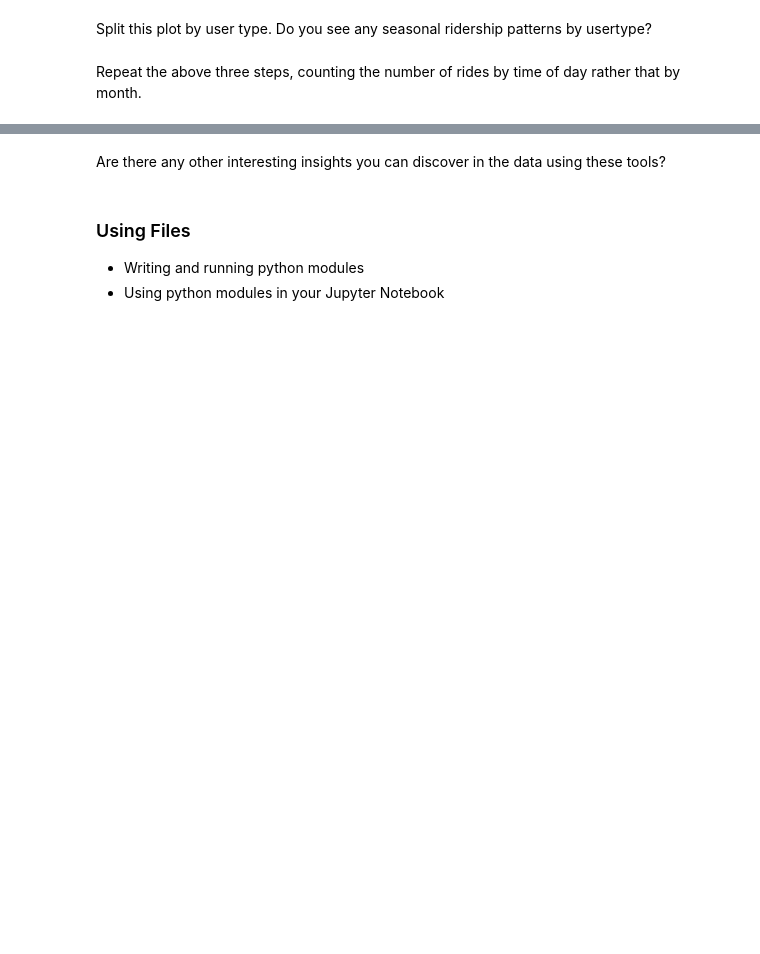
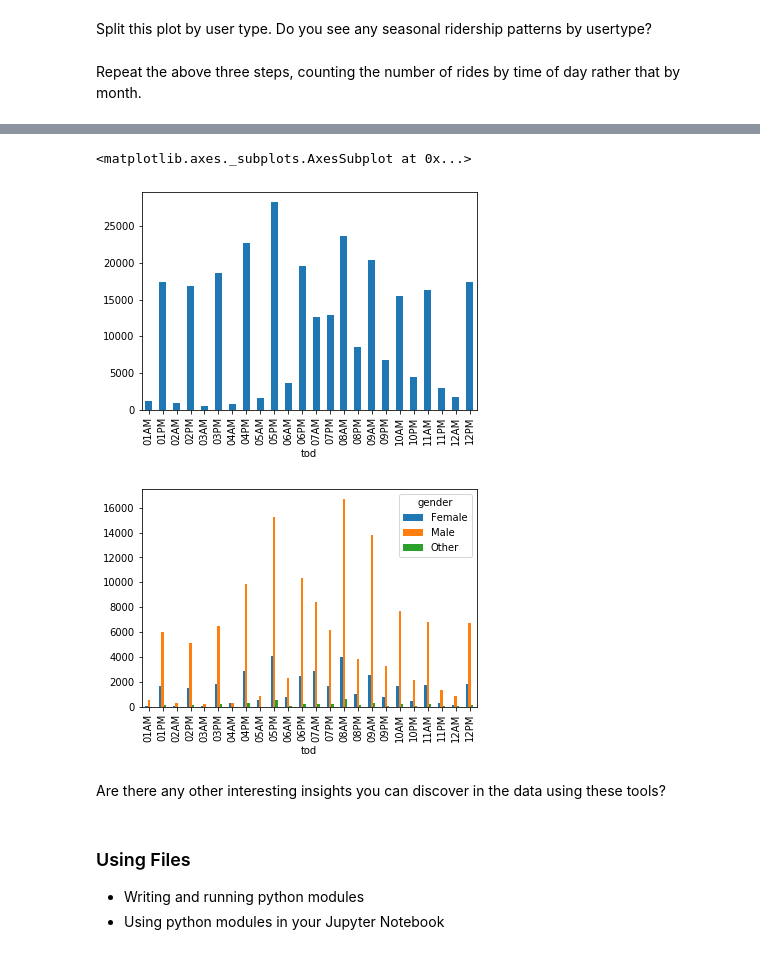
Before and after one commit to advika18/LectureNotes, a Jupyter notebook: week_2/data_manipulation/numpy_pandas.ipynb, the cells around one changed output, grey strips where cells are left out. Cells and saved outputs as stored; diff of their text form; code cells hidden in the pictures; blank space fills up the shorter version.

```diff
--- a/week_2/data_manipulation/numpy_pandas.ipynb
+++ b/week_2/data_manipulation/numpy_pandas.ipynb
@@ -316,2 +599,8 @@ Split this plot by user type. Do you see any seasonal ridership patterns by user
 # %% [markdown]
 Repeat the above three steps, counting the number of rides by time of day rather that by month.
+# %%
+q=df['starttime'].str.split(" ")
+l=q.str[1].str.split(":").str[0]
+m=q.str[2]
+df['tod']=l.str.cat(m,sep="")
+df.head()
@@ -318,3 +614,12 @@ Repeat the above three steps, counting the number of rides by time of day rather
+# %%
+x = df.groupby(['tod']).size()
+x.plot.bar()
+y = df.groupby(['gender','tod']).size()
+y.unstack(0).plot.bar()
+# %% [output]
+<matplotlib.axes._subplots.AxesSubplot at 0x...>
+[figure, added]
+[figure, added]
 # %% [markdown]
 Are there any other interesting insights you can discover in the data using these tools?
 # %% [markdown]
```
Also changed, not shown: parts of 54 cells of this notebook, 1 other file.
